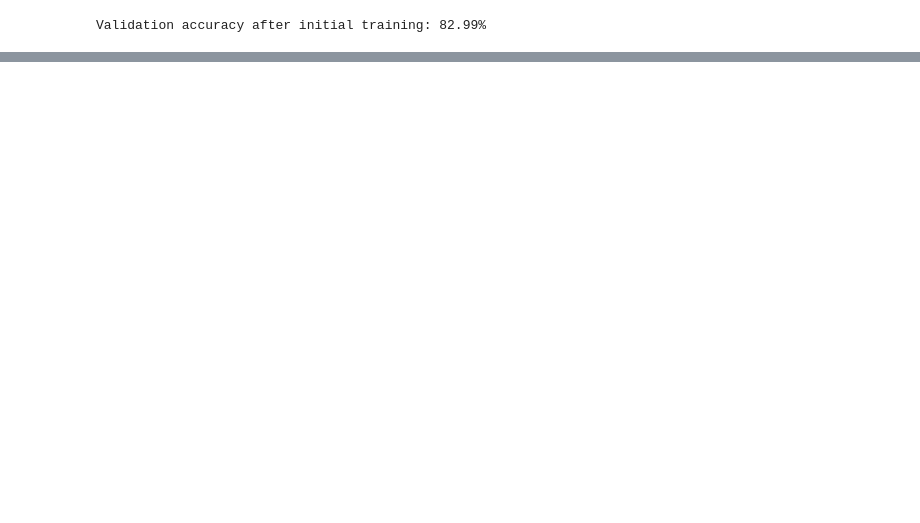
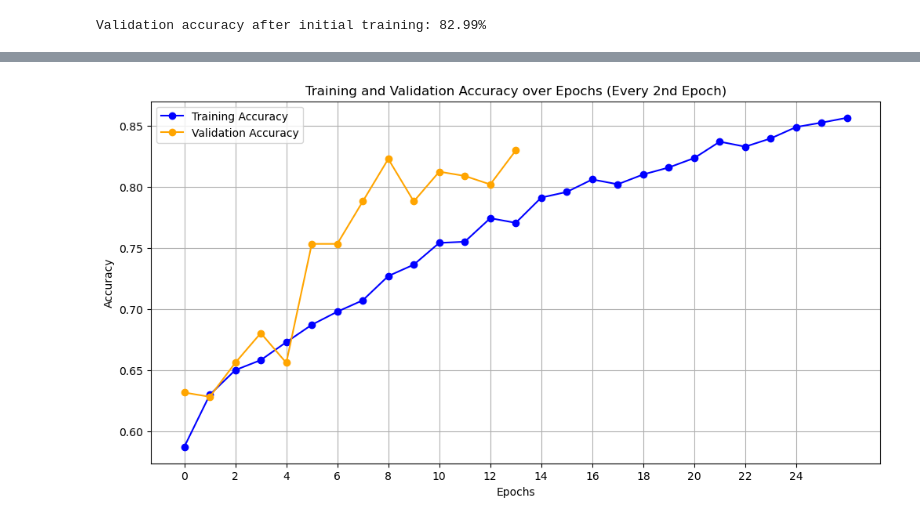
Before and after one commit to mammadova04/AdermI, a Jupyter notebook: Model/Model v2/CNN.ipynb, the cells around one changed output, grey strips where cells are left out. Cells and saved outputs as stored; diff of their text form; code cells hidden in the pictures; blank space fills up the shorter version.

```diff
--- a/Model/Model v2/CNN.ipynb
+++ b/Model/Model v2/CNN.ipynb
@@ -191,0 +139,19 @@ WARNING:absl:You are saving your model as an HDF5 file via `model.save()` or `ke
+# %%
+import matplotlib.pyplot as plt
+
+# Ensure epochs is an integer
+epochs = 26  # Ensure this matches your earlier definition
+
+# Plotting training and validation accuracy for every other epoch
+plt.figure(figsize=(12, 6))
+plt.plot(history.history['accuracy'][::2], label='Training Accuracy', color='blue', marker='o')
+plt.plot(history.history['val_accuracy'][::2], label='Validation Accuracy', color='orange', marker='o')
+plt.title('Training and Validation Accuracy over Epochs (Every 2nd Epoch)')
+plt.xlabel('Epochs')
+plt.ylabel('Accuracy')
+plt.xticks(range(0, epochs, 2))  # Set x-ticks to show every 2 epochs
+plt.grid()
+plt.legend()
+plt.show()
+# %% [output]
+[figure, added]
```
Also changed, not shown: parts of 7 cells of this notebook.
